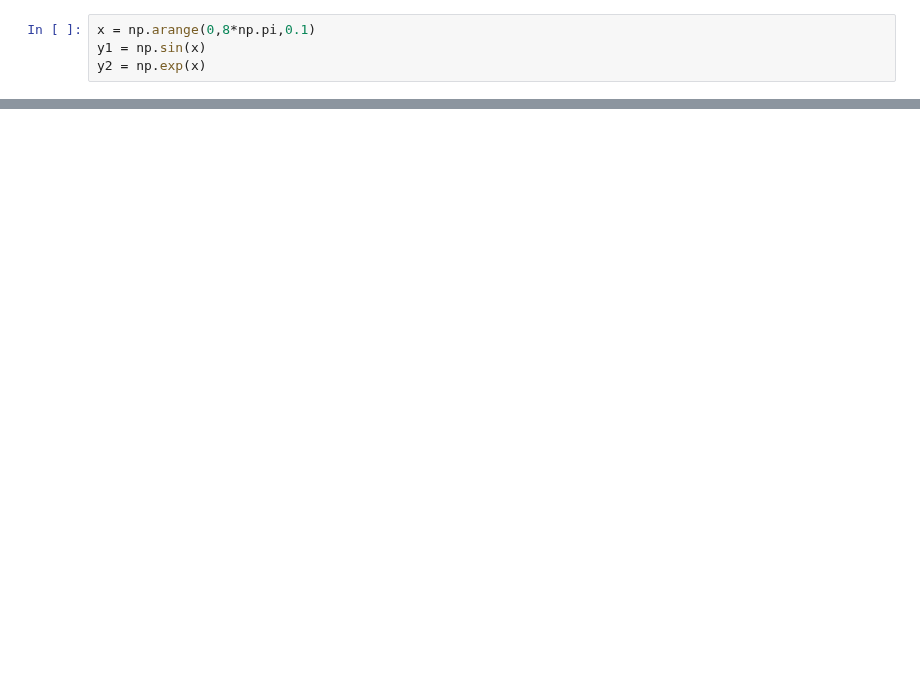
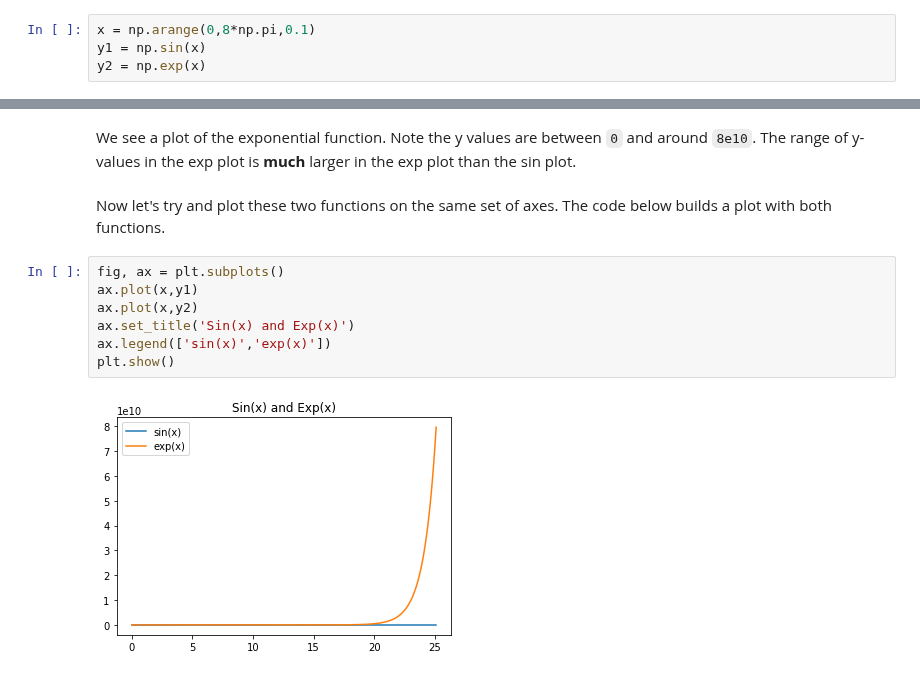
Before and after one commit to ProfessorKazarinoff/staticsite, a Jupyter notebook: content/code/matplotlib_plots/yy-plots.ipynb, the cells around one changed output, grey strips where cells are left out. Saved outputs shown, nothing was run; the diff lists cells and outputs as text; blank space fills up the shorter version.

````diff
--- a/content/code/matplotlib_plots/yy-plots.ipynb
+++ b/content/code/matplotlib_plots/yy-plots.ipynb
@@ -85,0 +80,13 @@ plt.show()
+# %% [markdown]
+We see a plot of the exponential function. Note the y values are between ```0``` and around ```8e10```. The range of y-values in the exp plot is **much** larger in the exp plot than the sin plot.
+# %% [markdown]
+Now let's try and plot these two functions on the same set of axes. The code below builds a plot with both functions.
+# %%
+fig, ax = plt.subplots()
+ax.plot(x,y1)
+ax.plot(x,y2)
+ax.set_title('Sin(x) and Exp(x)')
+ax.legend(['sin(x)','exp(x)'])
+plt.show()
+# %% [output]
+[figure, added]
````
Also changed, not shown: parts of 22 cells of this notebook.
